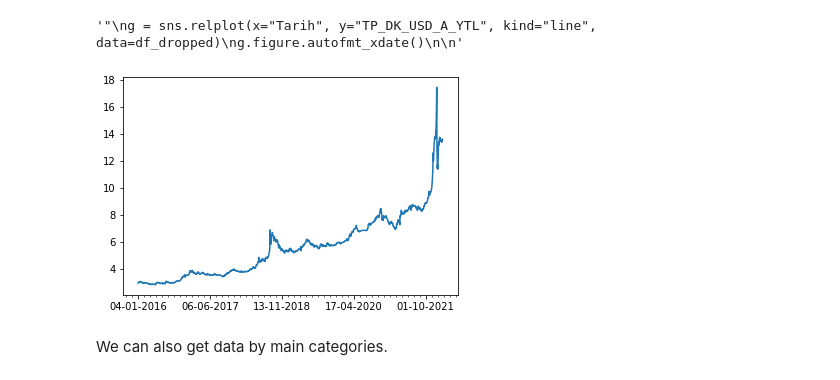
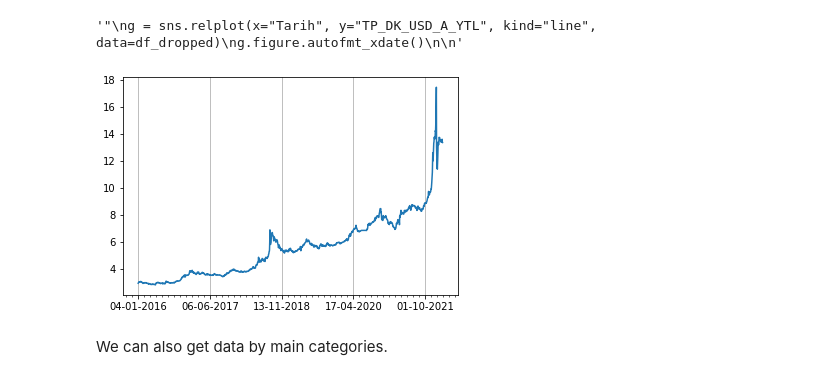
Before and after one commit to Gormezoglu/TCMBReport, a Jupyter notebook: CBRTreport.ipynb, the cells around one changed output. Saved outputs shown, nothing was run; the diff lists cells and outputs as text; code cells hidden in the pictures.

```diff
--- a/CBRTreport.ipynb
+++ b/CBRTreport.ipynb
@@ -49,29 +49,29 @@ g.figure.autofmt_xdate()
 # %%
 #plt.plot(df_dropped['Tarih'],df_dropped['TP_DK_USD_A_YTL'])
 #plt.xlabel("Tarih")
 #plt.ylabel("Kur")
 #plt.title('2016-2022 USDTRY Kuru')
 
 t= df_dropped['Tarih']
 s= df_dropped['TP_DK_USD_A_YTL']
 
 
 fig, ax = plt.subplots()
 ax.plot(t, s)
 
-#ax.xaxis.grid(True, which='minor')
+ax.xaxis.grid(True, which='major')
 
 ax.xaxis.set_major_locator(MultipleLocator(360))
-#ax.xaxis.set_major_formatter('{x:%y}')
+
 
 ax.xaxis.set_minor_locator(MultipleLocator(30))
 
 
 
 
 plt.show()
 # %% [output]
-[figure, old version]
+[figure, new version]
 # %% [markdown]
 We can also get data by main categories.
 # %%
```
Also changed, not shown: parts of 8 cells of this notebook, 2 other files.
